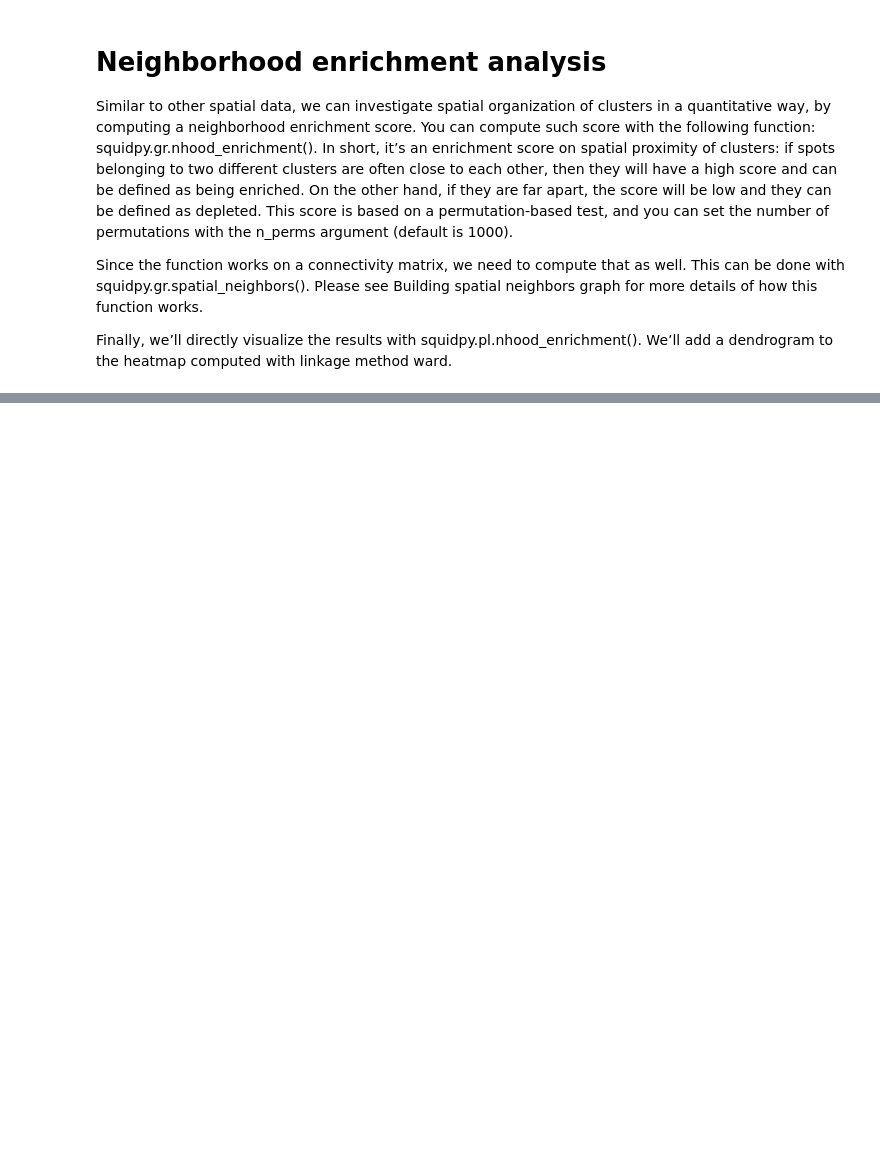
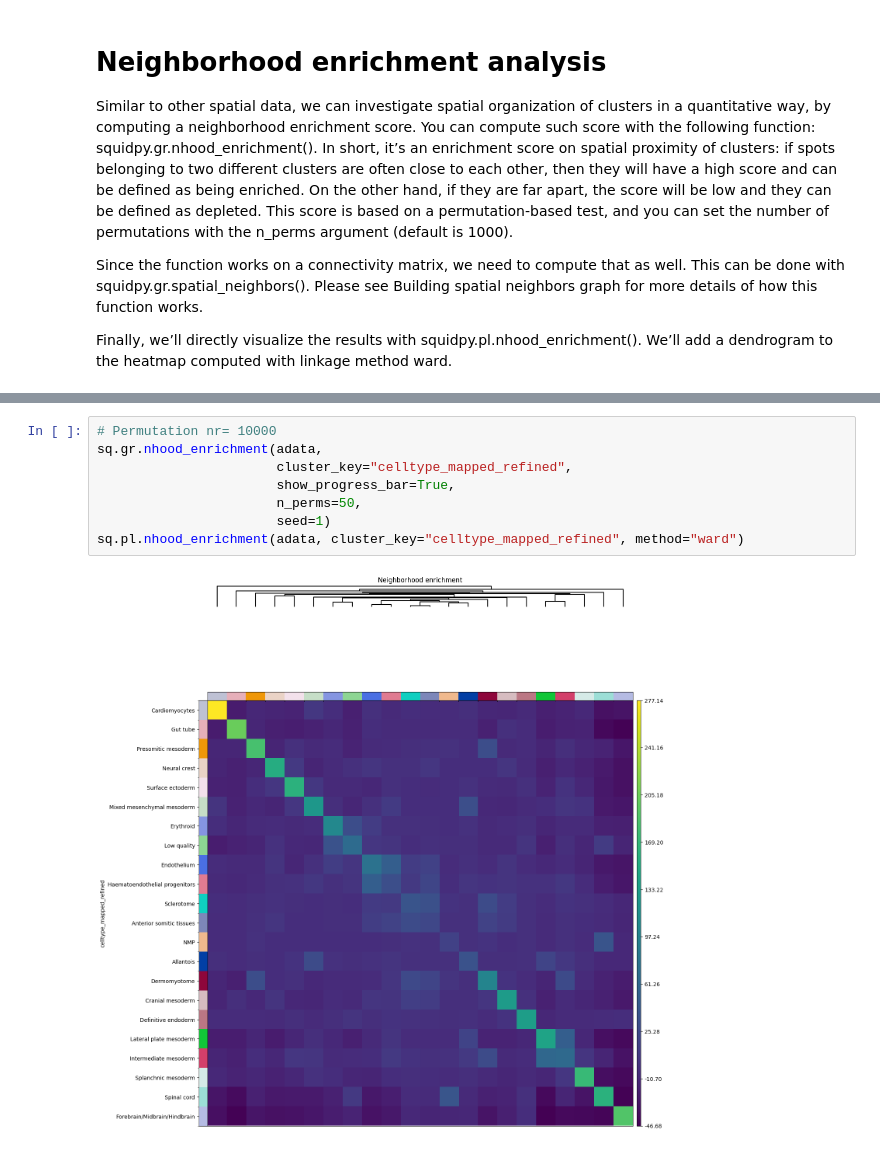
Before and after one commit to idf-io/SpatialPipe, a Jupyter notebook: tutorials/seqFISH_data/tutorial_analyze_seqFISH_data.ipynb, the cells around one changed output, grey strips where cells are left out. Cells and saved outputs as stored; diff of their text form; blank space fills up the shorter version.

```diff
--- a/tutorials/seqFISH_data/tutorial_analyze_seqFISH_data.ipynb
+++ b/tutorials/seqFISH_data/tutorial_analyze_seqFISH_data.ipynb
@@ -52,0 +66,10 @@ sq.pl.nhood_enrichment(adata, cluster_key="celltype_mapped_refined", method="war
+# %%
+# Permutation nr= 10000
+sq.gr.nhood_enrichment(adata,
+                       cluster_key="celltype_mapped_refined",
+                       show_progress_bar=True,
+                       n_perms=50,
+                       seed=1)
+sq.pl.nhood_enrichment(adata, cluster_key="celltype_mapped_refined", method="ward")
+# %% [output]
+[figure, added]
```
Also changed, not shown: parts of 11 cells of this notebook.
